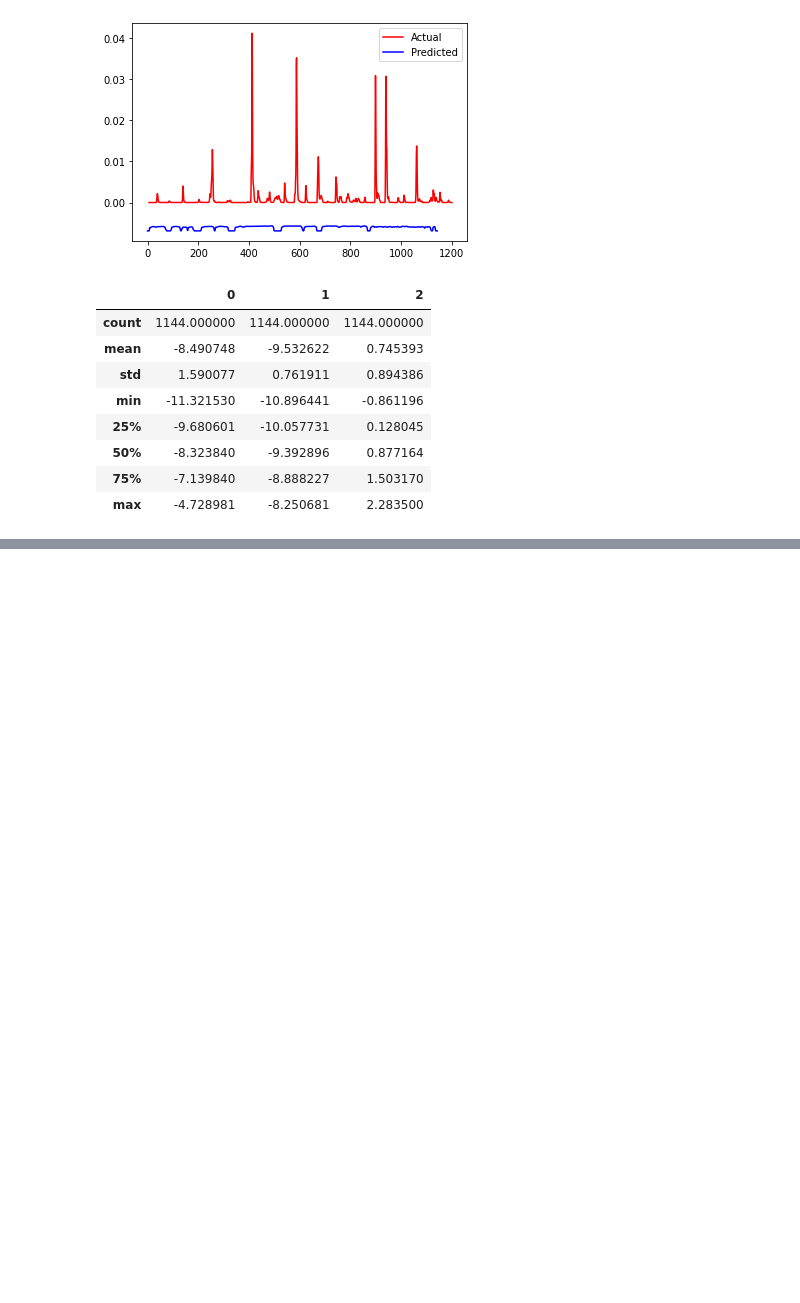
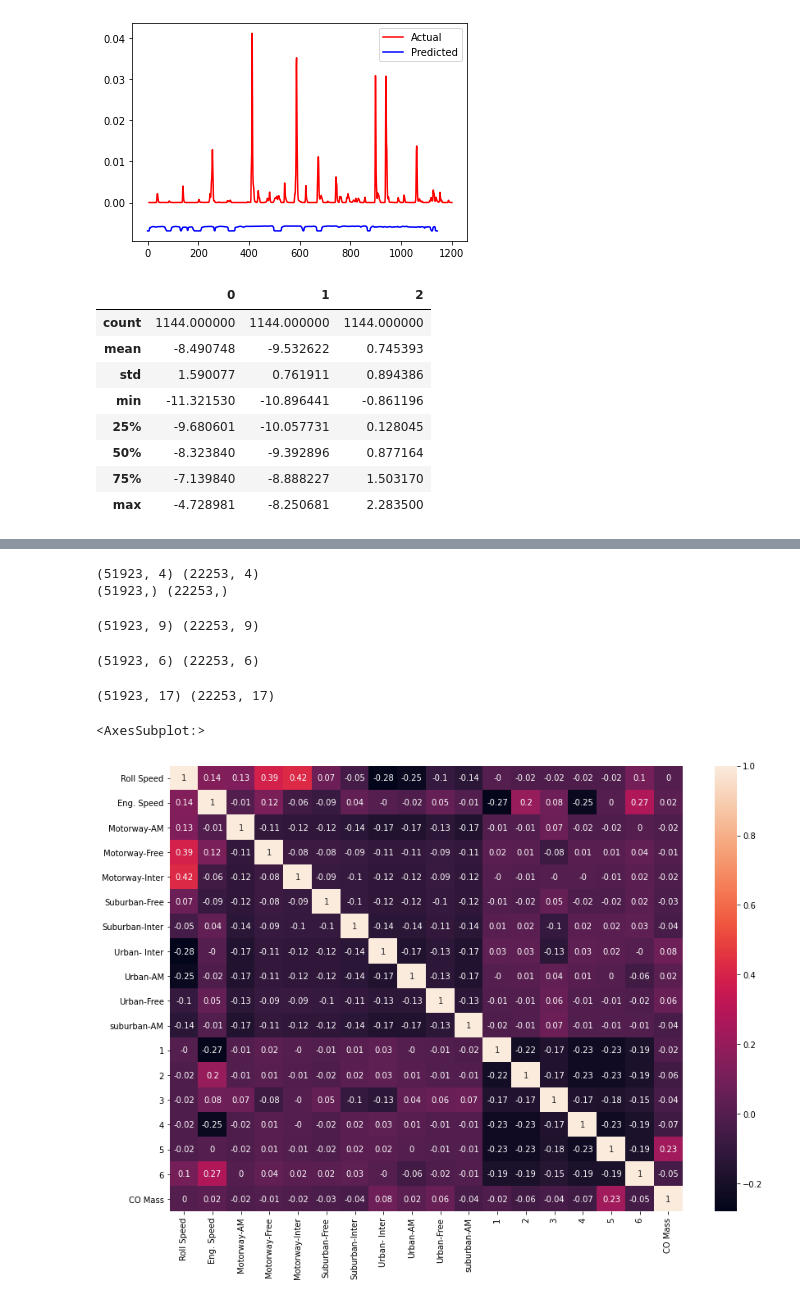
Before and after one commit to msaad1311/TfL-Dataset, a Jupyter notebook: src/EDA-Part3.ipynb, the cells around one changed output, grey strips where cells are left out. Saved outputs shown, nothing was run; the diff lists cells and outputs as text; code cells hidden in the pictures; blank space fills up the shorter version.

```diff
--- a/src/EDA-Part3.ipynb
+++ b/src/EDA-Part3.ipynb
@@ -356,0 +379,36 @@ plt.plot
+# %%
+xtrain,xtest,ytrain,ytest = train_test_split(data[['Roll Speed','Eng. Speed','driving cycle ','Vehicle']],
+                                            data['CO Mass'],shuffle=True,random_state=123,test_size=0.3)
+# %%
+print(xtrain.shape,xtest.shape)
+print(ytrain.shape,ytest.shape)
+# %% [output]
+(51923, 4) (22253, 4)
+(51923,) (22253,)
+# %%
+cycle_train = pd.get_dummies(xtrain['driving cycle '])
+cycle_test  = pd.get_dummies(xtest['driving cycle '])
+print(cycle_train.shape,cycle_test.shape)
+# to inverse foo = dummies.idxmax(axis=1)
+# %% [output]
+(51923, 9) (22253, 9)
+# %%
+vehicle_train = pd.get_dummies(xtrain['Vehicle'])
+vehicle_test = pd.get_dummies(xtest['Vehicle'])
+print(vehicle_train.shape,vehicle_test.shape)
+# %% [output]
+(51923, 6) (22253, 6)
+# %%
+xtrain = pd.concat([xtrain[['Roll Speed','Eng. Speed']],cycle_train,vehicle_train],axis=1)
+xtest  = pd.concat([xtest[['Roll Speed','Eng. Speed']],cycle_test,vehicle_test],axis=1)
+
+print(xtrain.shape,xtest.shape)
+# %% [output]
+(51923, 17) (22253, 17)
+# %%
+correlation = round(pd.concat([xtrain,ytrain],axis=1).corr(),2)
+plt.figure(figsize=(14,10))
+sns.heatmap(correlation,annot=True)
+# %% [output]
+<AxesSubplot:>
+[figure, added]
```
Also changed, not shown: parts of 4 cells of this notebook.
